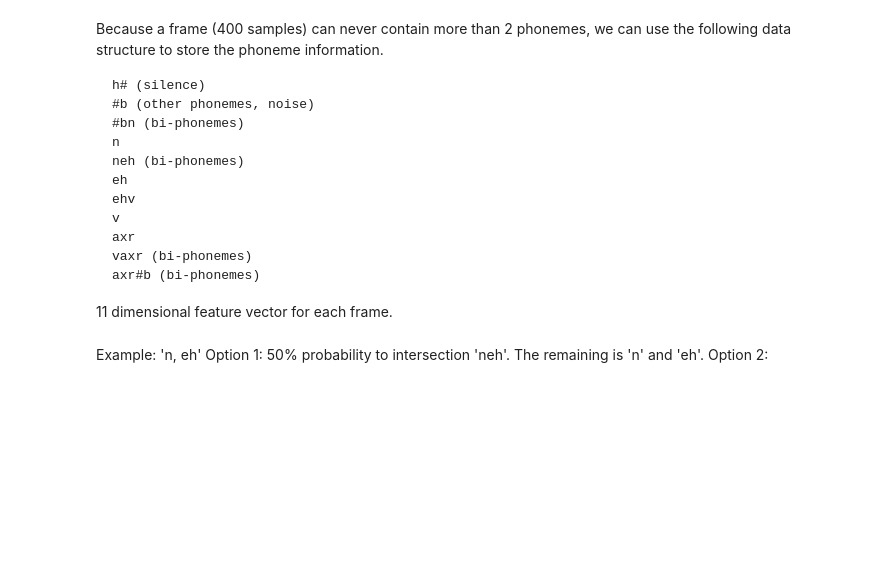
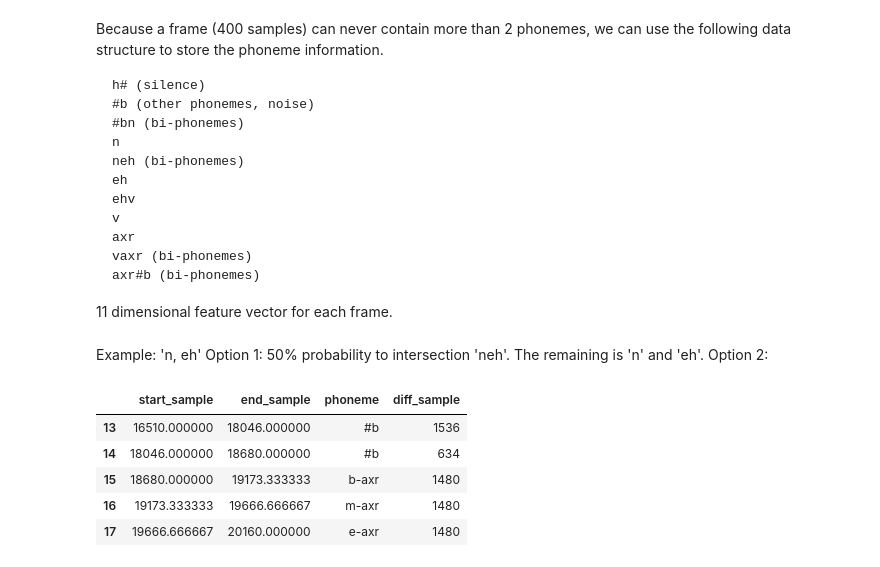
Before and after one commit to jiayan-li/keyword-spotting, a Jupyter notebook: data_exploration.ipynb, the cells around one changed output. Drawn from its saved outputs; the diff is of its cells as text; code cells hidden in the pictures; blank space fills up the shorter version.

```diff
--- a/data_exploration.ipynb
+++ b/data_exploration.ipynb
@@ -222,6 +222,19 @@ df_phoneme
 Example: 'n, eh'
 Option 1: 50% probability to intersection 'neh'. The remaining is 'n' and 'eh'.
 Option 2:
+# %%
+from config import *
+from get_prob import *
+df_phoneme = load_data(TEST_PHN_PATH, "phoneme")
+df_phoneme = split_phoneme(df_phoneme)
+display(df_phoneme[(df_phoneme['start_sample']>=16000) & (df_phoneme['end_sample']<=21000)] )
+# %% [output]
+|  | start_sample | end_sample | phoneme | diff_sample |
+| 13 | 16510.000000 | 18046.000000 | #b | 1536 |
+| 14 | 18046.000000 | 18680.000000 | #b | 634 |
+| 15 | 18680.000000 | 19173.333333 | b-axr | 1480 |
+| 16 | 19173.333333 | 19666.666667 | m-axr | 1480 |
+| 17 | 19666.666667 | 20160.000000 | e-axr | 1480 |
 # %%
 # Adjust display settings
 pd.set_option('display.max_rows', None)
```
Also changed, not shown: parts of 2 cells of this notebook, 1 other file.
